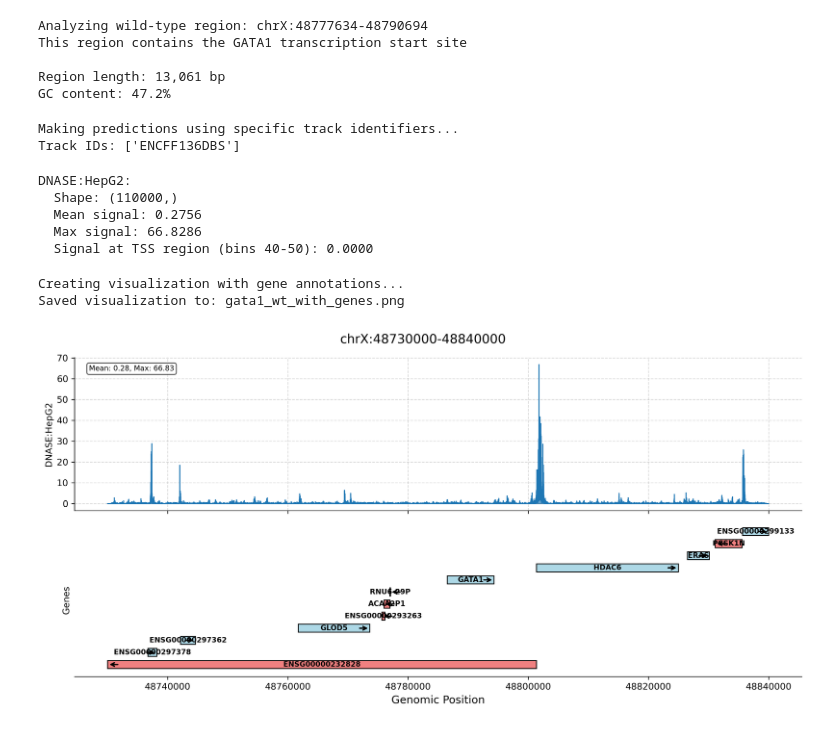
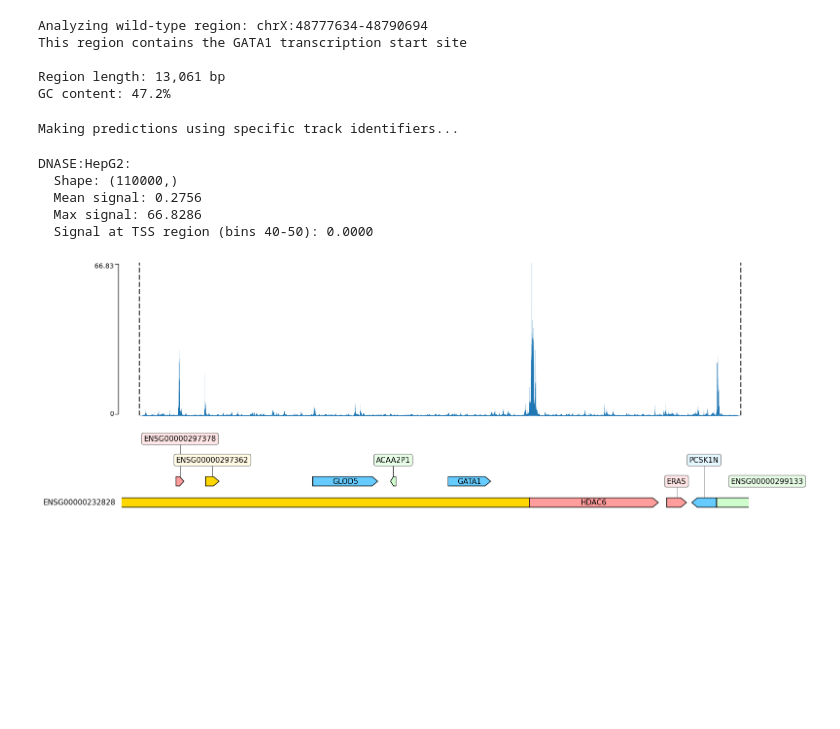
Before and after one commit to pinellolab/chorus, a Jupyter notebook: examples/chrombpnet_example.ipynb, the cells around one changed output. Cells and saved outputs as stored; diff of their text form; code cells hidden in the pictures; blank space fills up the shorter version.

Commit message:
update chrombpnet

```diff
--- a/examples/chrombpnet_example.ipynb
+++ b/examples/chrombpnet_example.ipynb
@@ -69,5 +81,6 @@ ChromBPNet pretrained models are hosted on Zenodo, for this notebook we'll load
 oracle.load_pretrained_model(
     assay="DNASE",
     cell_type="HepG2",
+    weights='/home/penzard/pinellolab/fork/chorus/downloads/chrombpnet/DNASE_HepG2/models/fold_0/chrombpnet/chrombpnet/'
 )
 # %% [output]
@@ -80,8 +89,0 @@ Alternatively, one could load its weights from disk.
-# %%
-models_weights = "./chrombpnet"
-
-oracle.load_pretrained_model(
-    weights=models_weights,
-    assay="DNASE",
-    cell_type="HepG2"
-)
@@ -117,19 +110,14 @@ This region contains the GATA1 transcription start site
 Region length: 13,061 bp
 GC content: 47.2%
 # %%
-tracks = ["ENCFF136DBS"]
-
 # Make predictions for wild-type sequence
 print("Making predictions using specific track identifiers...")
-print(f"Track IDs: {tracks}")
 
 wt_results = oracle.predict(
     ('chrX', 48_730_000, 48_840_000),
-    tracks  # Using specific track IDs
 )
 # %% [output]
 Making predictions using specific track identifiers...
-Track IDs: ['ENCFF136DBS']
 # %%
 import numpy as np
 for track_id, prediction in wt_results.items():
@@ -144,41 +132,3 @@ DNASE:HepG2:
   Mean signal: 0.2756
   Max signal: 66.8286
   Signal at TSS region (bins 40-50): 0.0000
-# %%
-from chorus.utils.visualization import visualize_chorus_predictions
-
-# For visualization, get the output window coordinates
-# Create visualization with gene annotations using pyGenomeTracks
-print("\nCreating visualization with gene annotations...")
-try:
-    visualize_chorus_predictions(
-        predictions=wt_results,
-        track_ids=['DNASE:HepG2'],
-        output_file='gata1_wt_with_genes.png',  # Save to file for pyGenomeTracks
-        gtf_file=str(gtf_path),  # Add gene annotations
-        use_pygenometracks=False  # Use pyGenomeTracks for better gene visualization
-    )
-    print("Saved visualization to: gata1_wt_with_genes.png")
-
-    # Display the saved image
-    from IPython.display import Image, display
-    display(Image('gata1_wt_with_genes.png', width=800))
-
-except Exception as e:
-    print(f"Could not create pyGenomeTracks visualization: {e}")
-    print("Falling back to matplotlib visualization...")
-
-    # Fallback to matplotlib for inline display
-    visualize_chorus_predictions(
-        predictions=wt_results,
-        track_ids=['ENCFF136DBS'],
-        output_file=None,  # Display inline
-        gtf_file=str(gtf_path),
-        use_pygenometracks=False
-    )
-finally:
-    pass
-# %% [output]
-Creating visualization with gene annotations...
-Saved visualization to: gata1_wt_with_genes.png
-[figure, removed]
@@ -184,0 +138,10 @@ Saved visualization to: gata1_wt_with_genes.png
+# %%
+preds = list(wt_results.values())
+
+frame = preds[0].get_coolbox_representation(add_xaxis=False)   +\
+        Spacer(0.1) + \
+        GTF(str(gtf_path)) + TrackHeight(5)
+
+frame.plot('chrX:48726820-48841508')
+# %% [output]
+[figure, added]
```
Also changed, not shown: parts of 10 cells of this notebook, 3 other files.
